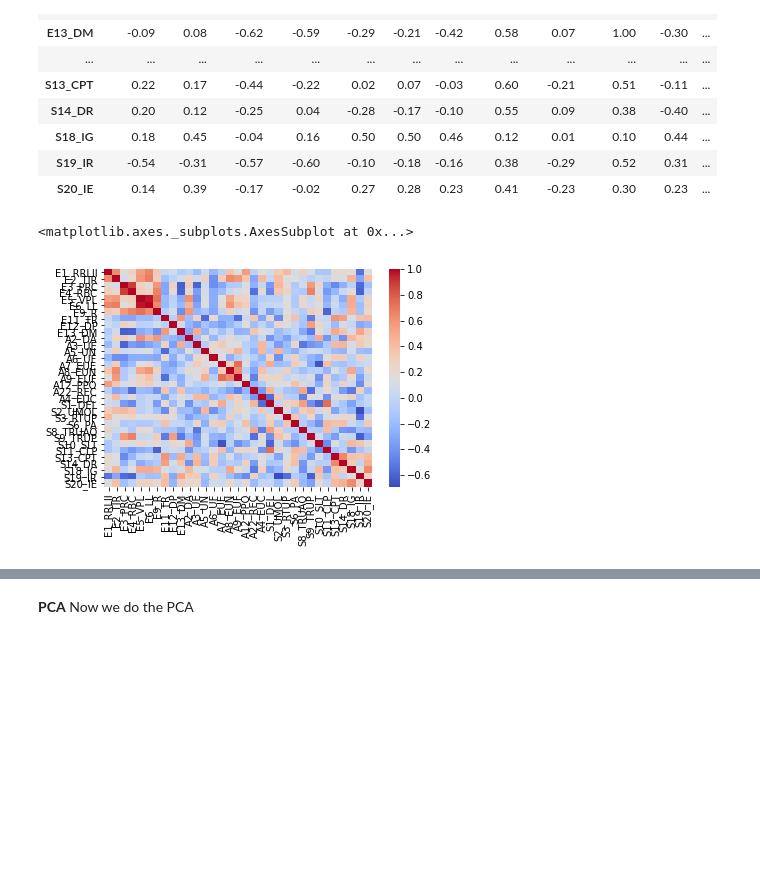
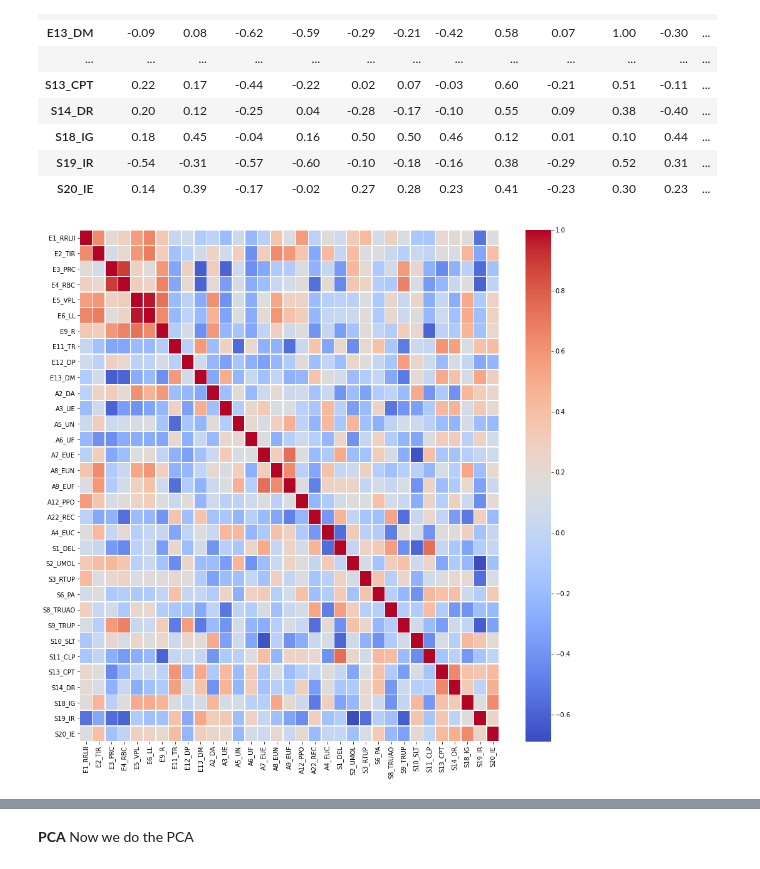
Before and after one commit to christianadriano/PCA_AquacultureSystem, a Jupyter notebook: PCA_KMeans_All_All.ipynb, the cells around one changed output, grey strips where cells are left out. Cells and saved outputs as stored; diff of their text form; code cells hidden in the pictures; blank space fills up the shorter version.

```diff
--- a/PCA_KMeans_All_All.ipynb
+++ b/PCA_KMeans_All_All.ipynb
@@ -154,7 +154,8 @@ Hover to magify
 | S20_IE | 0.14 | 0.39 | -0.17 | -0.02 | 0.27 | 0.28 | 0.23 | 0.41 | -0.23 | 0.30 | 0.23 | ... |
 # %%
 #smaller chart
-sns.heatmap(corr, xticklabels=corr.columns, yticklabels=corr.columns, cmap='coolwarm')
+fig, ax = plt.subplots(figsize=(15,15))         # Sample figsize in inches
+#sns.heatmap(df1.iloc[:, 1:6:], annot=True, linewidths=.5, ax=ax)
+htmap = sns.heatmap(corr, xticklabels=corr.columns, yticklabels=corr.columns, cmap='coolwarm',ax=ax,linewidths=.5)
 # %% [output]
-<matplotlib.axes._subplots.AxesSubplot at 0x...>
-[figure, old version]
+[figure, new version]
```
Also changed, not shown: parts of 2 cells of this notebook.
